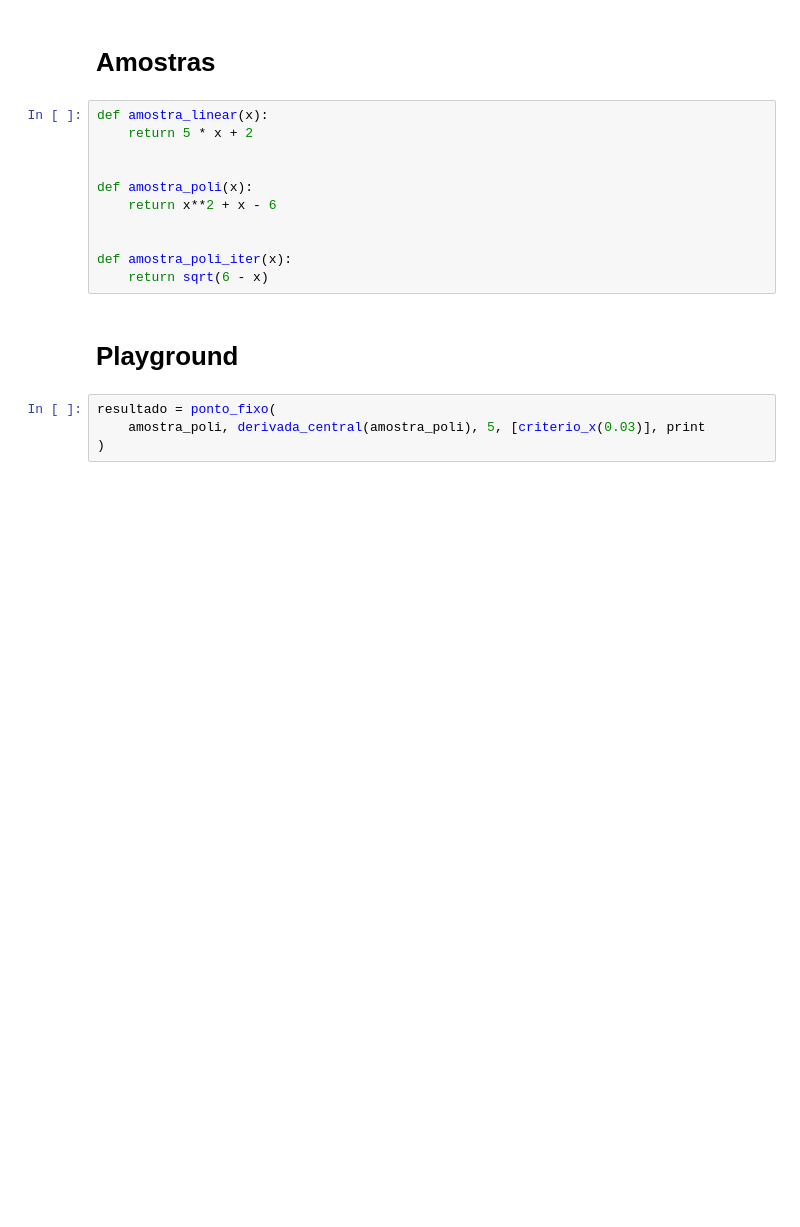
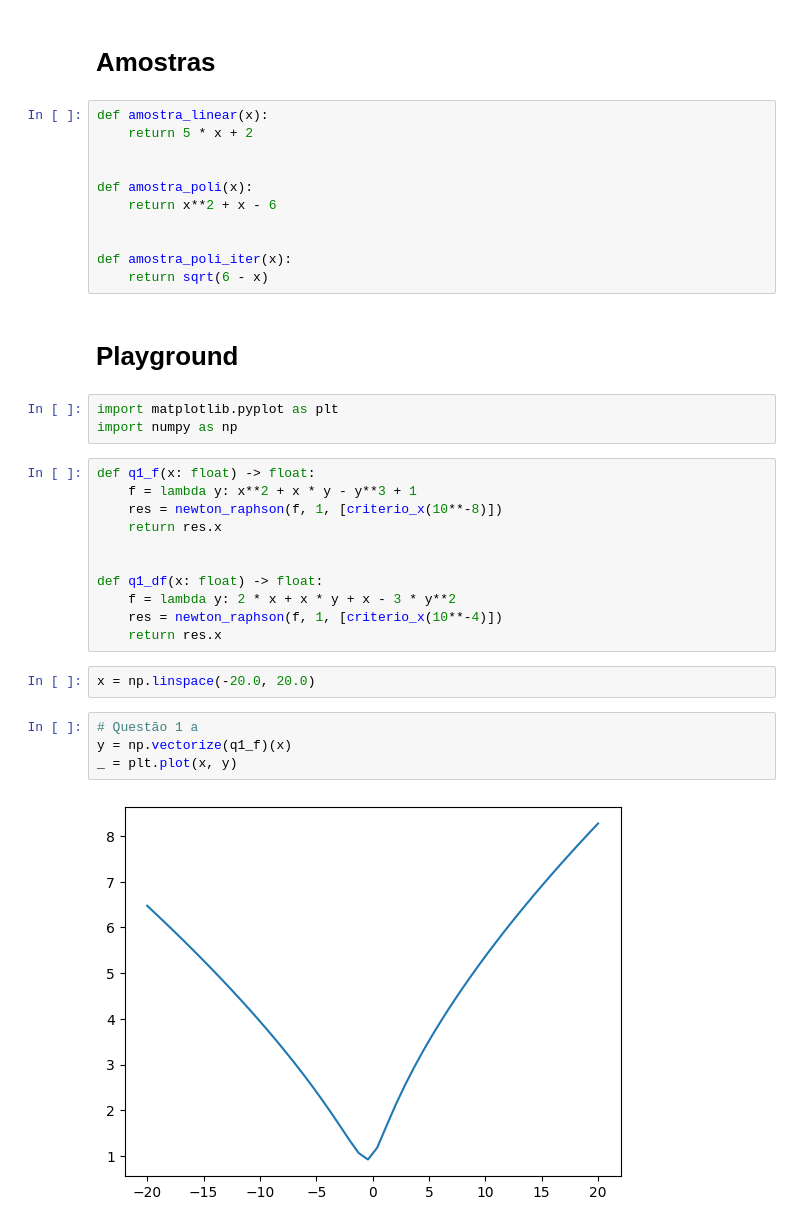
Before and after one commit to diefesson/ufc-cn, a Jupyter notebook: src/main.ipynb, the cells around one changed output. Cells and saved outputs as stored; diff of their text form; blank space fills up the shorter version.

```diff
--- a/src/main.ipynb
+++ b/src/main.ipynb
@@ -312,7 +312,25 @@ def amostra_poli_iter(x):
     return sqrt(6 - x)
 # %% [markdown]
 # Playground
-# %%
-resultado = ponto_fixo(
-    amostra_poli, derivada_central(amostra_poli), 5, [criterio_x(0.03)], print
-)
+# %%
+import matplotlib.pyplot as plt
+import numpy as np
+# %%
+def q1_f(x: float) -> float:
+    f = lambda y: x**2 + x * y - y**3 + 1
+    res = newton_raphson(f, 1, [criterio_x(10**-8)])
+    return res.x
+
+
+def q1_df(x: float) -> float:
+    f = lambda y: 2 * x + x * y + x - 3 * y**2
+    res = newton_raphson(f, 1, [criterio_x(10**-4)])
+    return res.x
+# %%
+x = np.linspace(-20.0, 20.0)
+# %%
+# Questão 1 a
+y = np.vectorize(q1_f)(x)
+_ = plt.plot(x, y)
+# %% [output]
+[figure, added]
```
Also changed, not shown: parts of 3 cells of this notebook.
